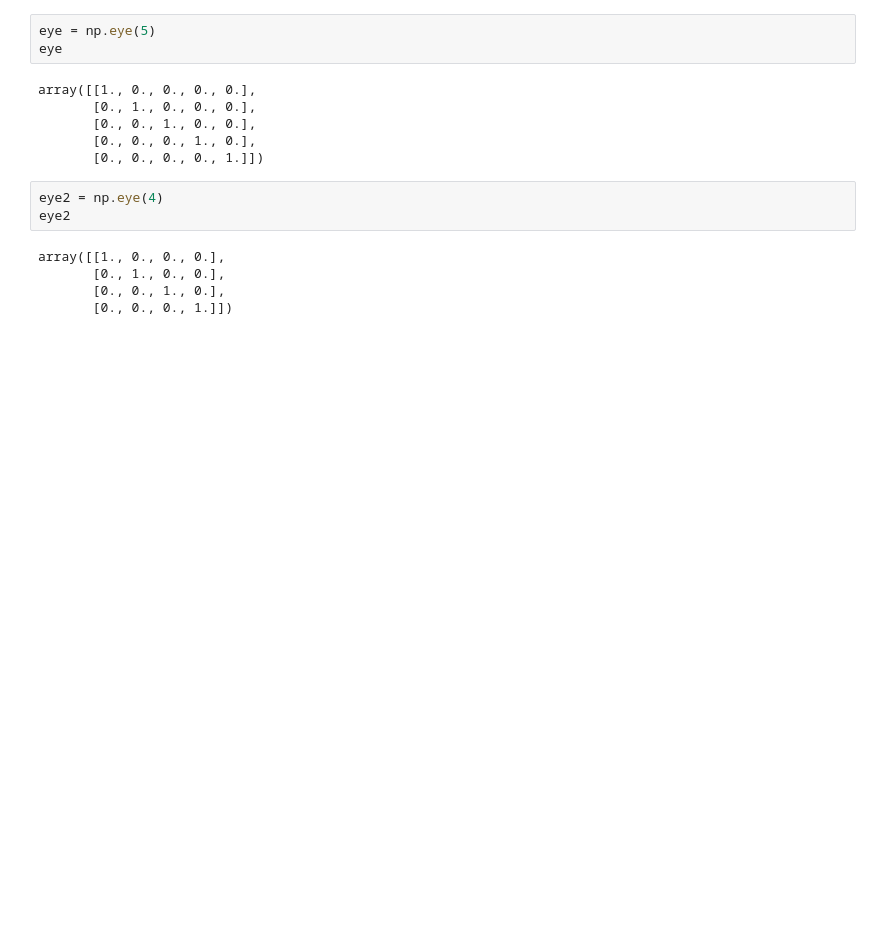
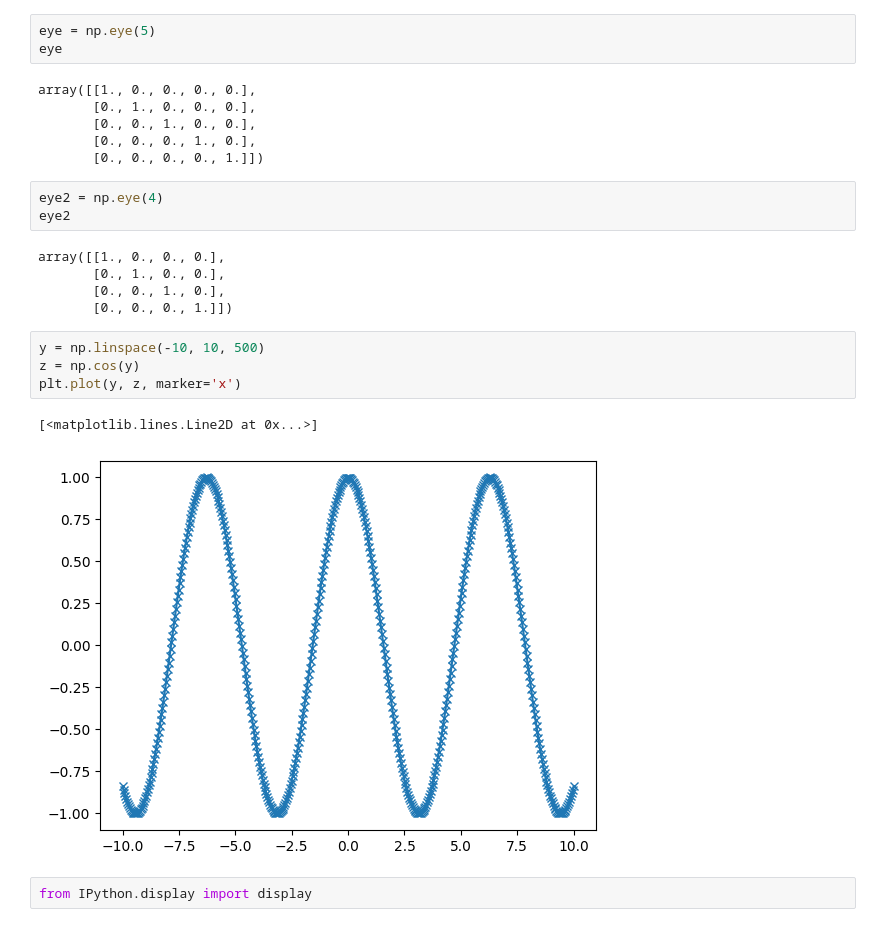
Before and after one commit to FloatinggOnion/cen524, a Jupyter notebook: machine_learning/first.ipynb, the cells around one changed output. Saved outputs shown, nothing was run; the diff lists cells and outputs as text; blank space fills up the shorter version.

```diff
--- a/machine_learning/first.ipynb
+++ b/machine_learning/first.ipynb
@@ -28,3 +28,12 @@ array([[1., 0., 0., 0.],
        [0., 1., 0., 0.],
        [0., 0., 1., 0.],
        [0., 0., 0., 1.]])
+# %%
+y = np.linspace(-10, 10, 500)
+z = np.cos(y)
+plt.plot(y, z, marker='x')
+# %% [output]
+[<matplotlib.lines.Line2D at 0x...>]
+[figure, added]
+# %%
+from IPython.display import display
```
Also changed, not shown: parts of 1 cell of this notebook, 4 other files.
